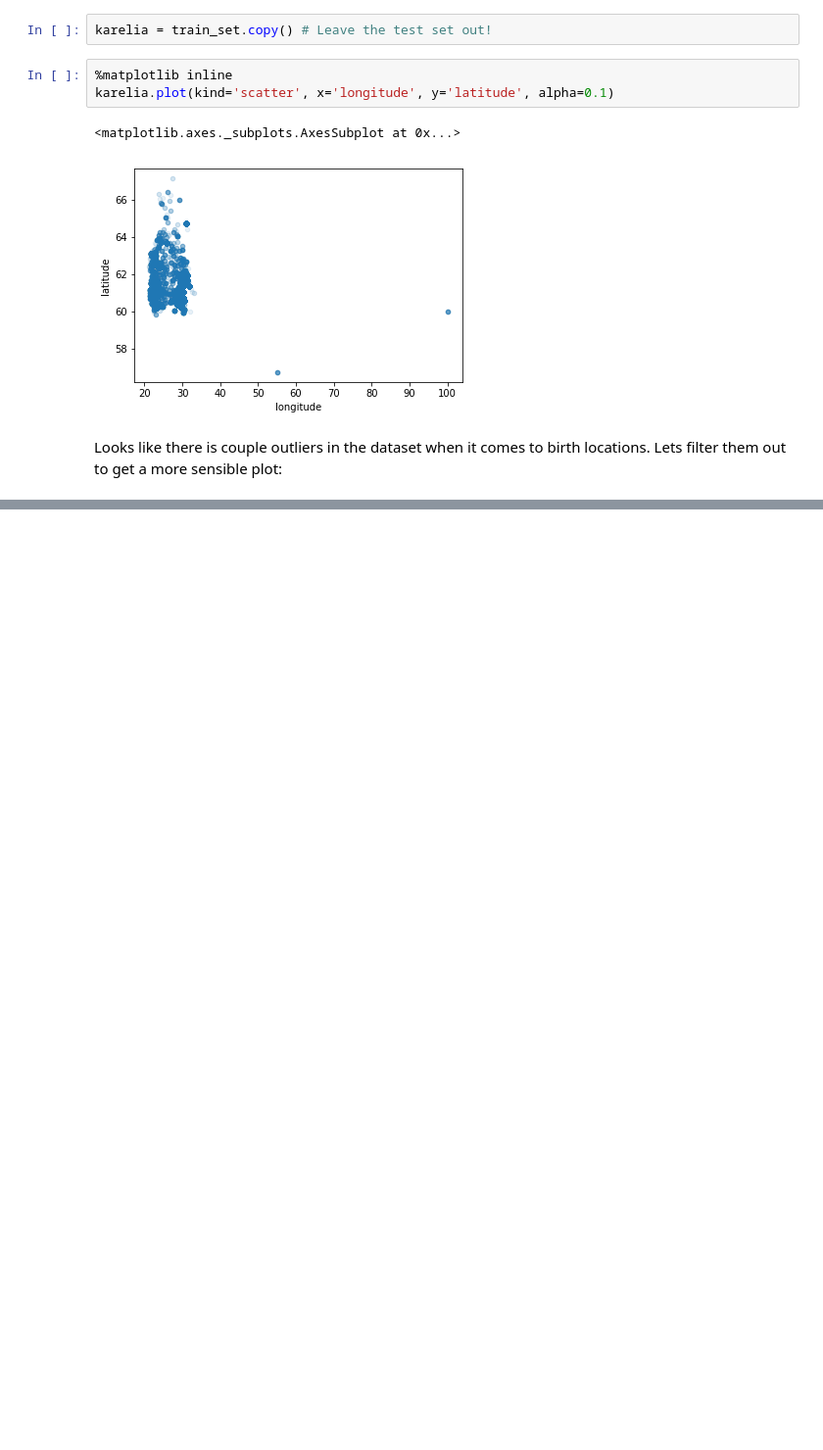
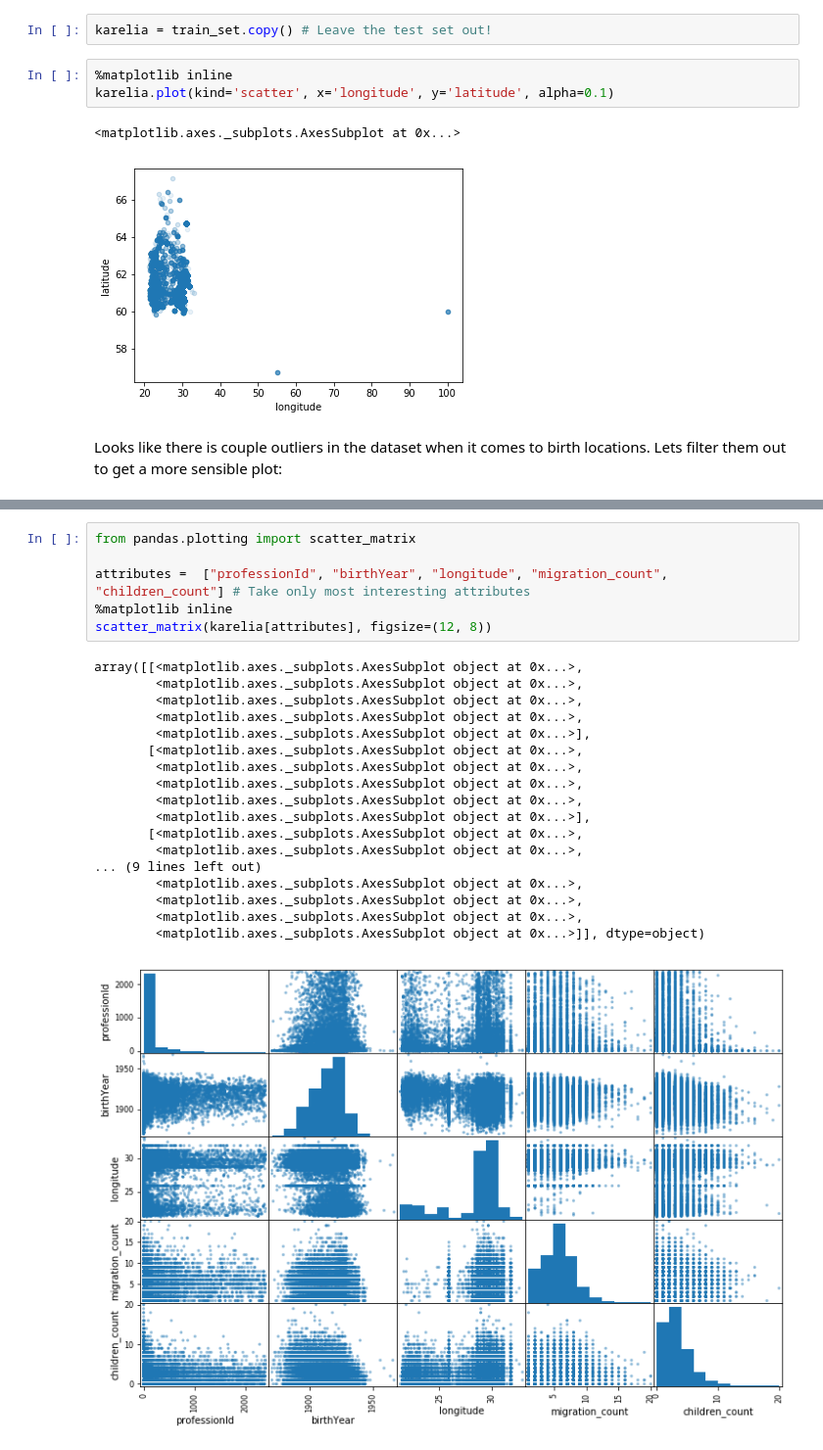
Before and after one commit to Tumetsu/hands-on-machine-learning-exercises, a Jupyter notebook: karelia.ipynb, the cells around one changed output, grey strips where cells are left out. Shown: that part at 98% size. Cells and saved outputs as stored; diff of their text form; blank space fills up the shorter version.

```diff
--- a/karelia.ipynb
+++ b/karelia.ipynb
@@ -141,0 +159,25 @@ TypeError: unorderable types: str() >= float()
+# %%
+from pandas.plotting import scatter_matrix
+
+attributes =  ["professionId", "birthYear", "longitude", "migration_count", "children_count"] # Take only most interesting attributes
+%matplotlib inline
+scatter_matrix(karelia[attributes], figsize=(12, 8))
+# %% [output]
+array([[<matplotlib.axes._subplots.AxesSubplot object at 0x...>,
+        <matplotlib.axes._subplots.AxesSubplot object at 0x...>,
+        <matplotlib.axes._subplots.AxesSubplot object at 0x...>,
+        <matplotlib.axes._subplots.AxesSubplot object at 0x...>,
+        <matplotlib.axes._subplots.AxesSubplot object at 0x...>],
+       [<matplotlib.axes._subplots.AxesSubplot object at 0x...>,
+        <matplotlib.axes._subplots.AxesSubplot object at 0x...>,
+        <matplotlib.axes._subplots.AxesSubplot object at 0x...>,
+        <matplotlib.axes._subplots.AxesSubplot object at 0x...>,
+        <matplotlib.axes._subplots.AxesSubplot object at 0x...>],
+       [<matplotlib.axes._subplots.AxesSubplot object at 0x...>,
+        <matplotlib.axes._subplots.AxesSubplot object at 0x...>,
+... (9 lines left out)
+        <matplotlib.axes._subplots.AxesSubplot object at 0x...>,
+        <matplotlib.axes._subplots.AxesSubplot object at 0x...>,
+        <matplotlib.axes._subplots.AxesSubplot object at 0x...>,
+        <matplotlib.axes._subplots.AxesSubplot object at 0x...>]], dtype=object)
+[figure, added]
```
Also changed, not shown: parts of 6 cells of this notebook.
